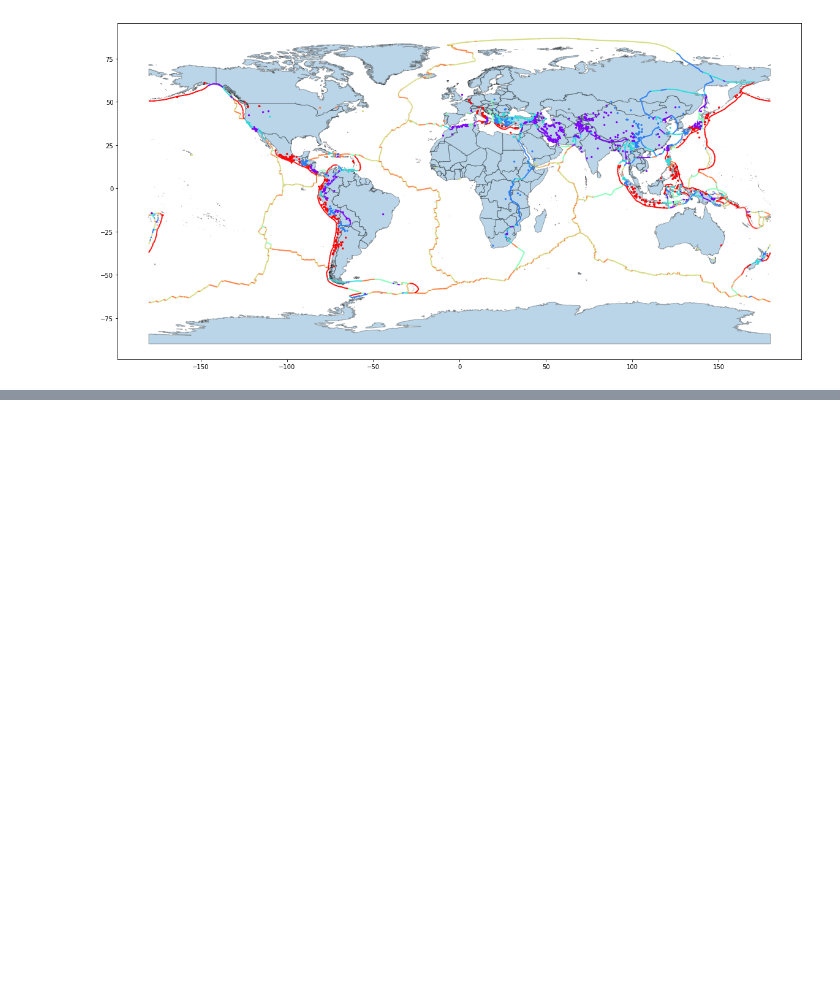
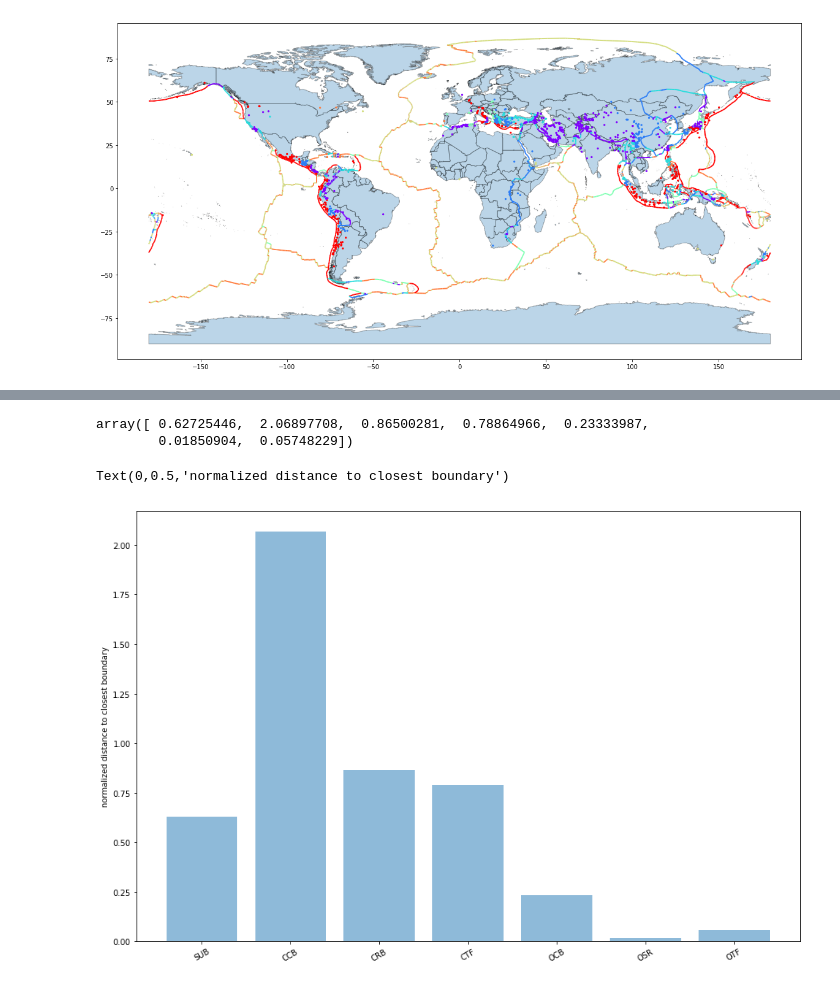
Before and after one commit to smitamisra/StrikingRobo_Earthquakes, a Jupyter notebook: Refactor1.ipynb, the cells around one changed output, grey strips where cells are left out. Saved outputs shown, nothing was run; the diff lists cells and outputs as text; code cells hidden in the pictures; blank space fills up the shorter version.

```diff
--- a/Refactor1.ipynb
+++ b/Refactor1.ipynb
@@ -749,0 +812,18 @@ boundary_distances_gdf.plot(ax=ax, column='closest_plate', cmap='rainbow', marke
+# %%
+sub_geo = boundaries_gdf[boundaries_gdf["STEPCLASS"].str.contains("SUB")].geometry
+ccb_geo = boundaries_gdf[boundaries_gdf["STEPCLASS"].str.contains("CCB")].geometry
+crb_geo = boundaries_gdf[boundaries_gdf["STEPCLASS"].str.contains("CRB")].geometry
+ctf_geo = boundaries_gdf[boundaries_gdf["STEPCLASS"].str.contains("CTF")].geometry
+ocb_geo = boundaries_gdf[boundaries_gdf["STEPCLASS"].str.contains("OCB")].geometry
+osr_geo = boundaries_gdf[boundaries_gdf["STEPCLASS"].str.contains("OSR")].geometry
+otf_geo = boundaries_gdf[boundaries_gdf["STEPCLASS"].str.contains("OTF")].geometry
+# %%
+dict_list = [sub_geo, ccb_geo, crb_geo, ctf_geo, ocb_geo, osr_geo, otf_geo]
+
+boundaries_length = []
+
+for geoseries in dict_list:
+    total_length = total_boundary_length(geoseries)
+    boundaries_length.append(total_length)
+
+boundaries_length
@@ -749,0 +849,21 @@ boundary_distances_gdf.plot(ax=ax, column='closest_plate', cmap='rainbow', marke
+# %%
+bound_dist_count = np.array([320, 470, 240, 223, 41, 15, 31])
+bound_length = np.array(boundaries_length)
+# %%
+norm_bound_dist = np.divide(bound_dist_count, bound_length)
+norm_bound_dist
+# %% [output]
+array([ 0.62725446,  2.06897708,  0.86500281,  0.78864966,  0.23333987,
+        0.01850904,  0.05748229])
+# %%
+objects = ('SUB', 'CCB', 'CRB', 'CTF', 'OCB', 'OSR', 'OTF')
+y_pos = np.arange(len(objects))
+performance = norm_bound_dist
+
+plt.figure(figsize=(15,10))
+plt.bar(y_pos, performance, alpha=0.5)
+plt.xticks(y_pos, objects, rotation = 30)
+plt.ylabel('normalized distance to closest boundary')
+# %% [output]
+Text(0,0.5,'normalized distance to closest boundary')
+[figure, added]
```
Also changed, not shown: parts of 11 cells of this notebook.
